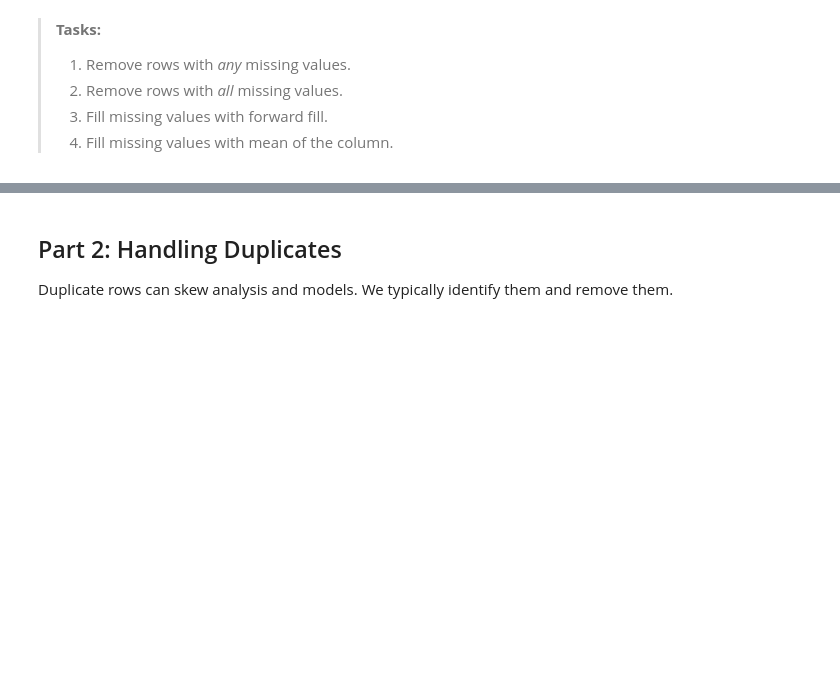
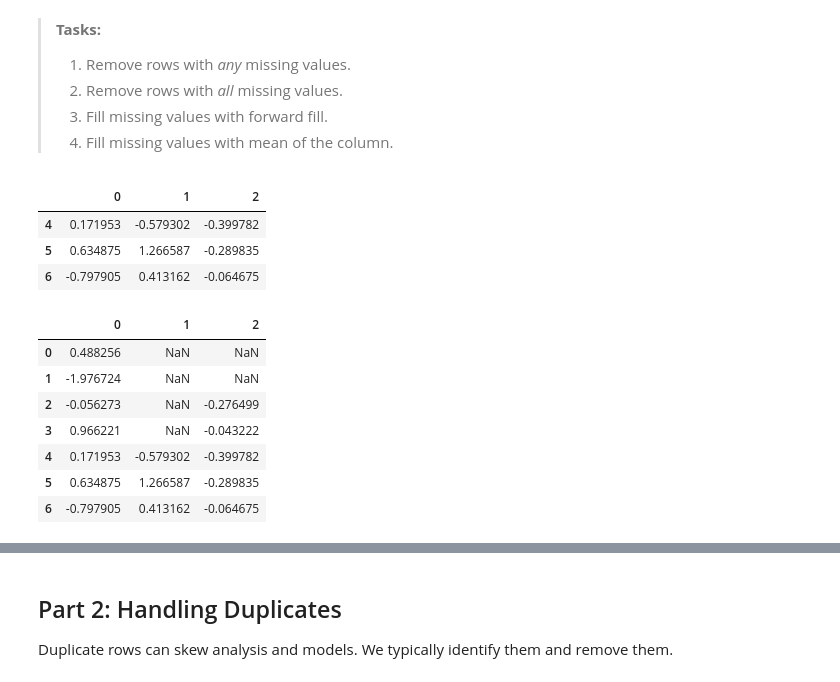
Before and after one commit to duncankllee/6m-data-1.8-eda-basic, a Jupyter notebook: notebooks/eda_basic.ipynb, the cells around one changed output, grey strips where cells are left out. Cells and saved outputs as stored; diff of their text form; code cells hidden in the pictures; blank space fills up the shorter version.

```diff
--- a/notebooks/eda_basic.ipynb
+++ b/notebooks/eda_basic.ipynb
@@ -435,3 +606,27 @@ df
 > 2. Remove rows with *all* missing values.
 > 3. Fill missing values with forward fill.
 > 4. Fill missing values with mean of the column.
+# %%
+# Task 1: Remove rows with ANY missing values
+# This creates a new DataFrame with rows containing any NaN dropped
+df_any_dropped = df.dropna()
+df_any_dropped
+# %% [output]
+|  | 0 | 1 | 2 |
+| 4 | 0.171953 | -0.579302 | -0.399782 |
+| 5 | 0.634875 | 1.266587 | -0.289835 |
+| 6 | -0.797905 | 0.413162 | -0.064675 |
+# %%
+# Task 2: Remove rows with ALL missing values
+# Only rows where every column is NaN are dropped
+df_all_dropped = df.dropna(how='all')
+df_all_dropped
+# %% [output]
+|  | 0 | 1 | 2 |
+| 0 | 0.488256 | NaN | NaN |
+| 1 | -1.976724 | NaN | NaN |
+| 2 | -0.056273 | NaN | -0.276499 |
+| 3 | 0.966221 | NaN | -0.043222 |
+| 4 | 0.171953 | -0.579302 | -0.399782 |
+| 5 | 0.634875 | 1.266587 | -0.289835 |
+| 6 | -0.797905 | 0.413162 | -0.064675 |
```
Also changed, not shown: parts of 48 cells of this notebook.
